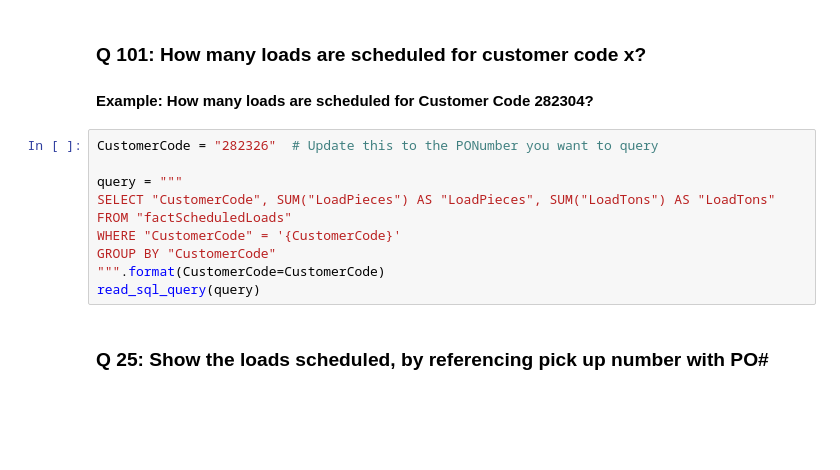
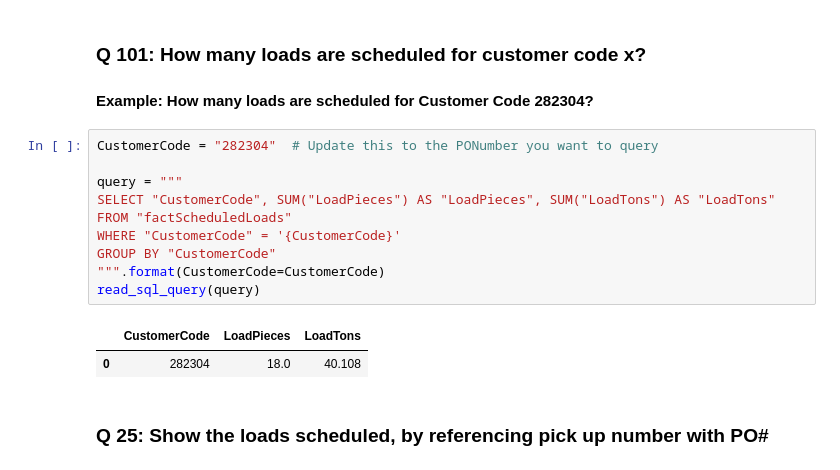
Before and after one commit to VeryBigThings/dagster, a Jupyter notebook: etl/notebooks/enterprise_search.ipynb, the cells around one changed output. Saved outputs shown, nothing was run; the diff lists cells and outputs as text; blank space fills up the shorter version.

```diff
--- a/etl/notebooks/enterprise_search.ipynb
+++ b/etl/notebooks/enterprise_search.ipynb
@@ -39,15 +46,18 @@ read_sql_query(query)
 
 #### Example: How many loads are scheduled for Customer Code 282304?
 # %%
-CustomerCode = "282326"  # Update this to the PONumber you want to query
+CustomerCode = "282304"  # Update this to the PONumber you want to query
 
 query = """
 SELECT "CustomerCode", SUM("LoadPieces") AS "LoadPieces", SUM("LoadTons") AS "LoadTons"
 FROM "factScheduledLoads"
 WHERE "CustomerCode" = '{CustomerCode}'
 GROUP BY "CustomerCode"
 """.format(CustomerCode=CustomerCode)
 read_sql_query(query)
+# %% [output]
+|  | CustomerCode | LoadPieces | LoadTons |
+| 0 | 282304 | 18.0 | 40.108 |
 # %% [markdown]
 ### Q 25: Show the loads scheduled, by referencing pick up number with PO#
 # %%
```
Also changed, not shown: parts of 17 cells of this notebook.
